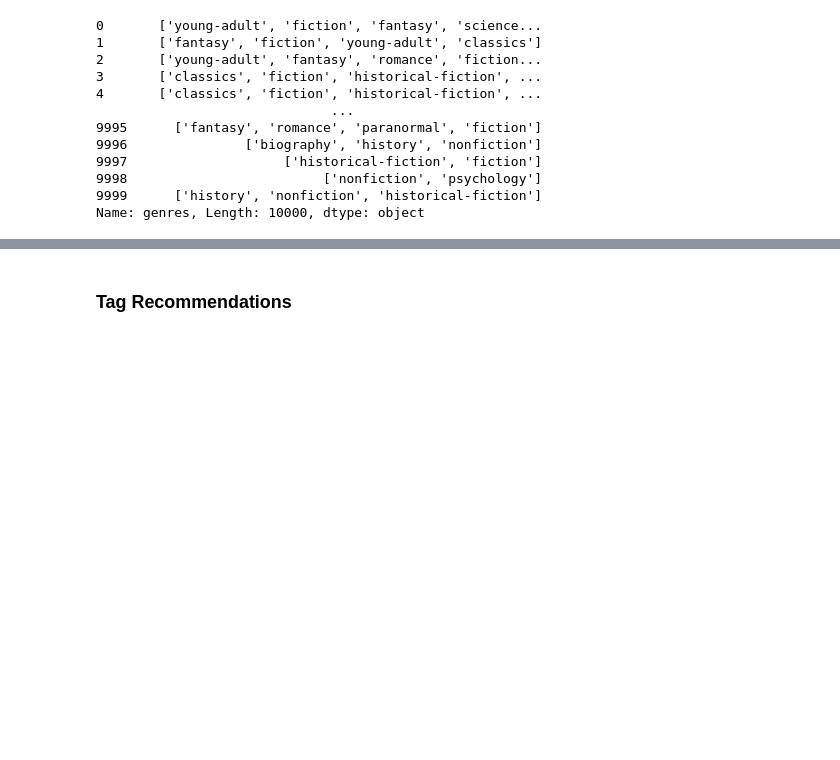
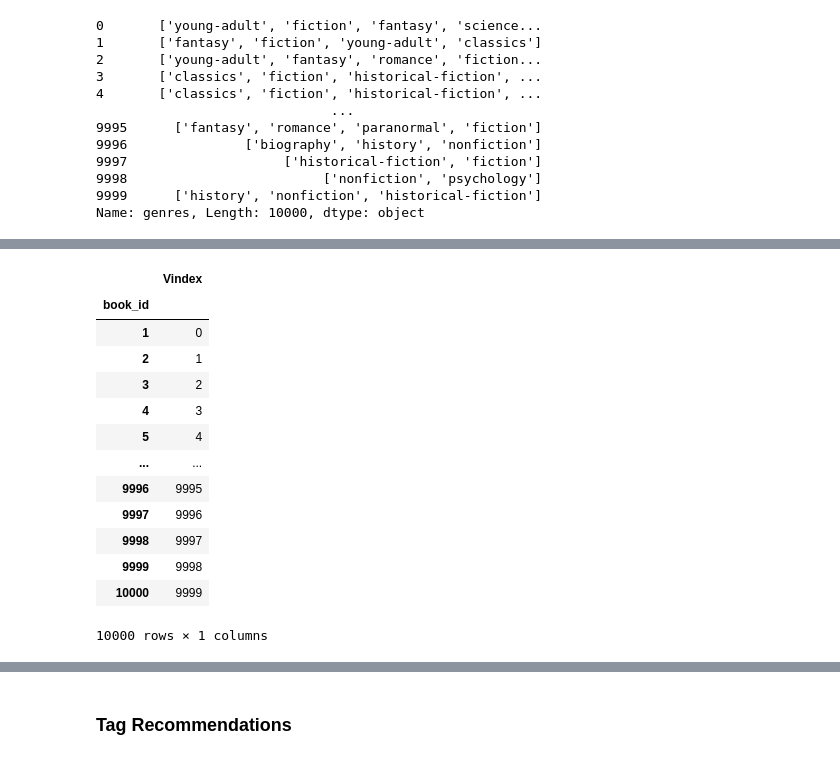
Before and after one commit to CamelSal/BookRecommender, a Jupyter notebook: 3.Hybrid_Recomender.ipynb, the cells around one changed output, grey strips where cells are left out. Saved outputs shown, nothing was run; the diff lists cells and outputs as text; code cells hidden in the pictures; blank space fills up the shorter version.

```diff
--- a/3.Hybrid_Recomender.ipynb
+++ b/3.Hybrid_Recomender.ipynb
@@ -322,5 +331,24 @@ cont_max
 # %%
 cont1_similarities = cosine_similarity(cont_max, dense_output=False)
+# %%
+tag_ind = book_df[['book_id']]
+tag_ind['Vindex'] = range(10000)
+tag_ind = tag_ind.set_index(['book_id'])
+# %% [output]
+|  | Vindex |
+| book_id |  |
+| 1 | 0 |
+| 2 | 1 |
+| 3 | 2 |
+| 4 | 3 |
+| 5 | 4 |
+| ... | ... |
+| 9996 | 9995 |
+| 9997 | 9996 |
+| 9998 | 9997 |
+| 9999 | 9998 |
+| 10000 | 9999 |
+10000 rows × 1 columns
 # %%
 Recommender("Words of Radiance (The Stormlight Archive, #2)", cont1_similarities, tag_ind)
 # %% [output]
```
Also changed, not shown: parts of 6 cells of this notebook.
